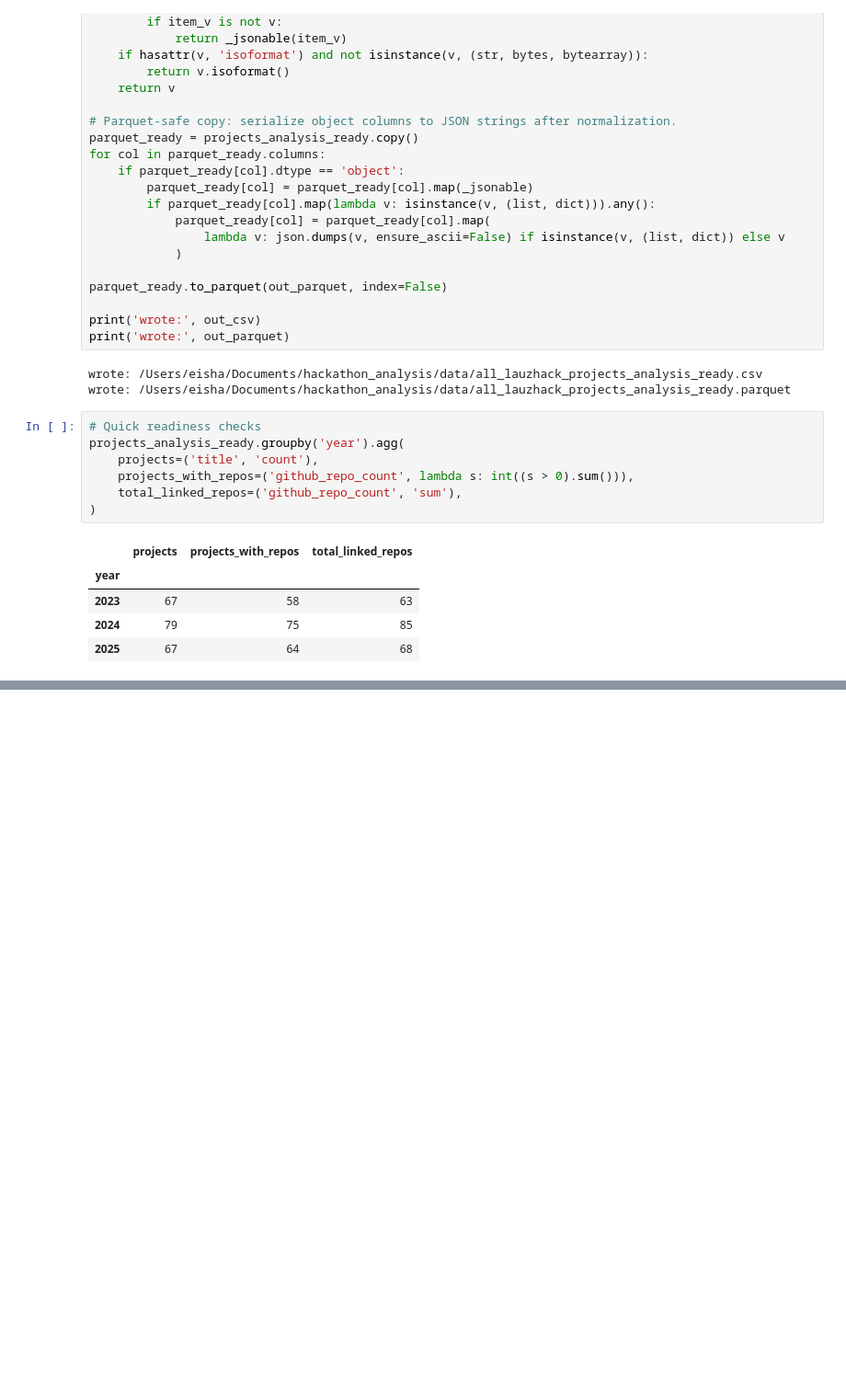
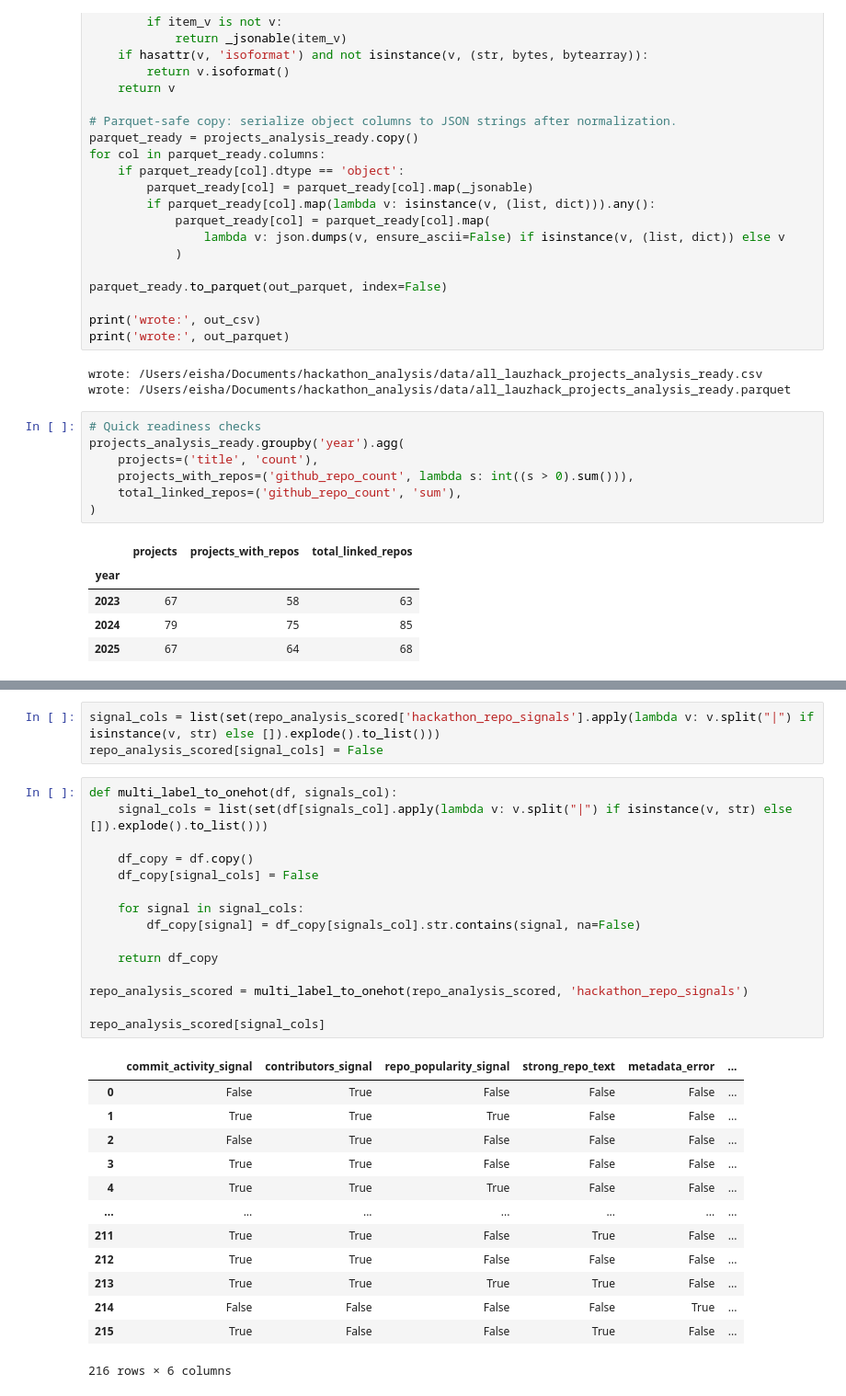
Before and after one commit to sdsc-ordes/open-pulse-hackalysis, a Jupyter notebook: notebooks/notebook.ipynb, the cells around one changed output, grey strips where cells are left out. Shown at 92% size. Cells and saved outputs as stored; diff of their text form; blank space fills up the shorter version.

```diff
--- a/notebooks/notebook.ipynb
+++ b/notebooks/notebook.ipynb
@@ -146,0 +567,32 @@ projects_analysis_ready.groupby('year').agg(
+# %%
+signal_cols = list(set(repo_analysis_scored['hackathon_repo_signals'].apply(lambda v: v.split("|") if isinstance(v, str) else []).explode().to_list()))
+repo_analysis_scored[signal_cols] = False
+# %%
+def multi_label_to_onehot(df, signals_col):
+    signal_cols = list(set(df[signals_col].apply(lambda v: v.split("|") if isinstance(v, str) else []).explode().to_list()))
+
+    df_copy = df.copy()
+    df_copy[signal_cols] = False
+
+    for signal in signal_cols:
+        df_copy[signal] = df_copy[signals_col].str.contains(signal, na=False)
+
+    return df_copy
+
+repo_analysis_scored = multi_label_to_onehot(repo_analysis_scored, 'hackathon_repo_signals')
+
+repo_analysis_scored[signal_cols]
+# %% [output]
+|  | commit_activity_signal | contributors_signal | repo_popularity_signal | strong_repo_text | metadata_error | ... |
+| 0 | False | True | False | False | False | ... |
+| 1 | True | True | True | False | False | ... |
+| 2 | False | True | False | False | False | ... |
+| 3 | True | True | False | False | False | ... |
+| 4 | True | True | True | False | False | ... |
+| ... | ... | ... | ... | ... | ... | ... |
+| 211 | True | True | False | True | False | ... |
+| 212 | True | True | False | False | False | ... |
+| 213 | True | True | True | True | False | ... |
+| 214 | False | False | False | False | True | ... |
+| 215 | True | False | False | True | False | ... |
+216 rows × 6 columns
```
Also changed, not shown: parts of 20 cells of this notebook.
